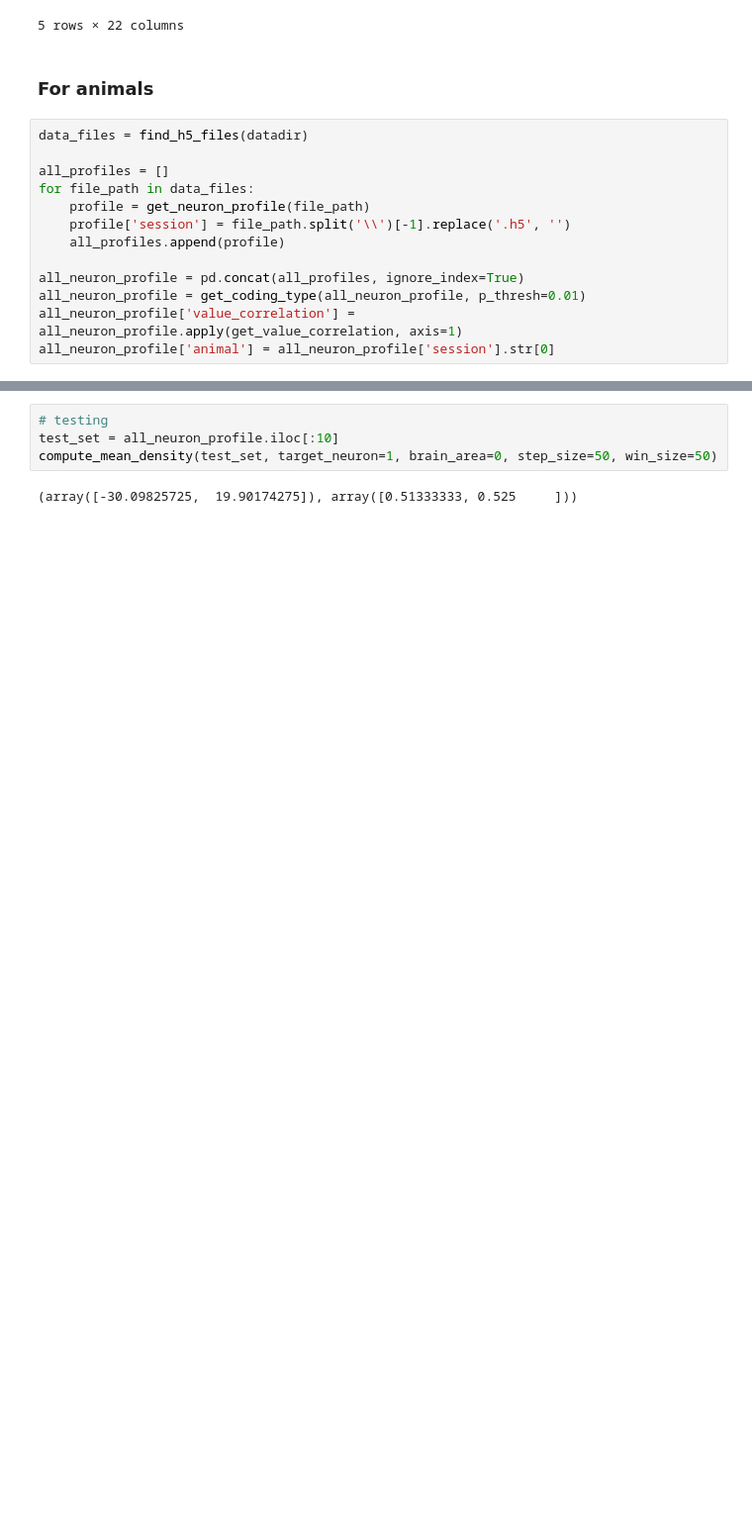
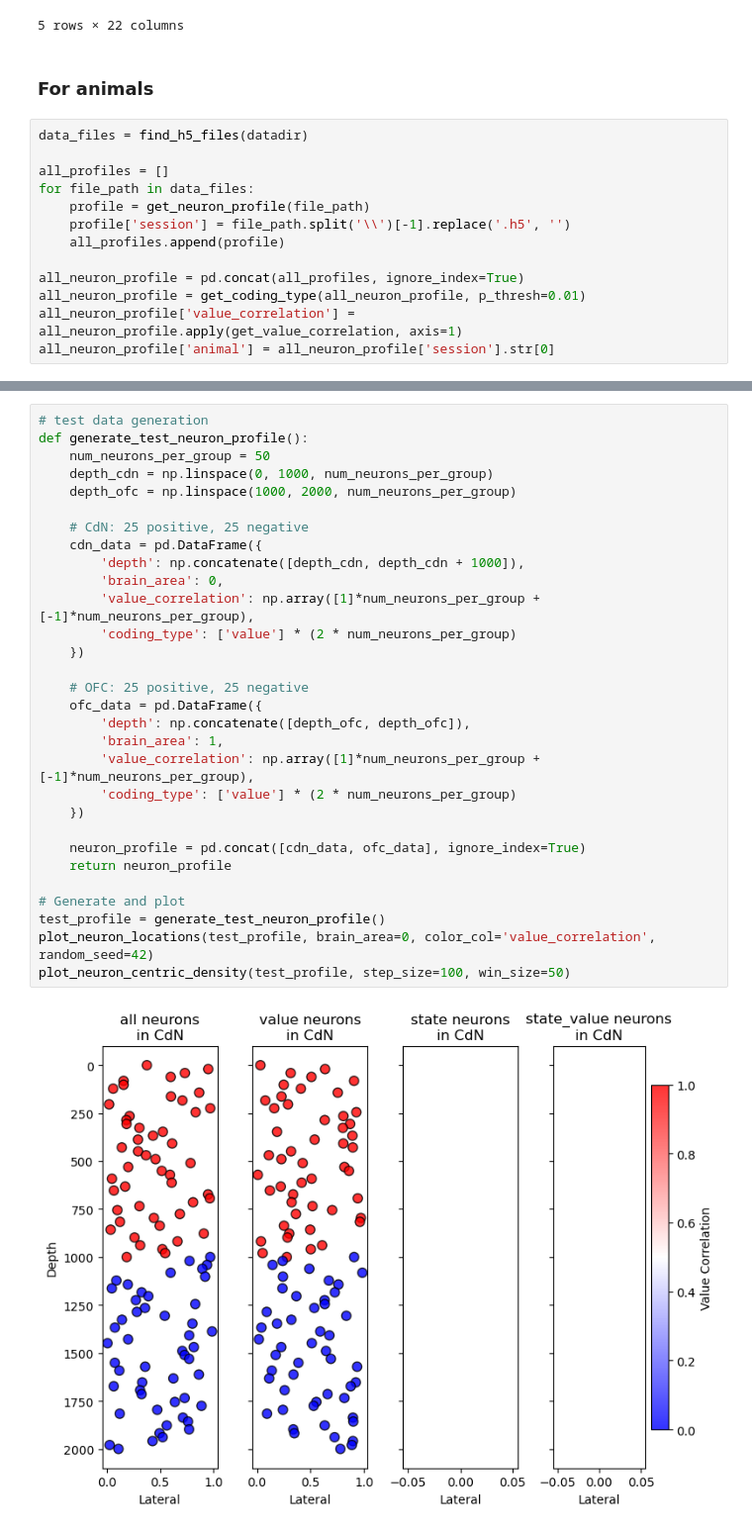
Before and after one commit to Yang2hang/Elston_lab, a Jupyter notebook: neuron_centric_density.ipynb, the cells around one changed output, grey strips where cells are left out. Shown at 99% size. Cells and saved outputs as stored; diff of their text form; blank space fills up the shorter version.

```diff
--- a/neuron_centric_density.ipynb
+++ b/neuron_centric_density.ipynb
@@ -464,6 +436,32 @@ test_set
-# %%
-# testing
-test_set = all_neuron_profile.iloc[:10]
-compute_mean_density(test_set, target_neuron=1, brain_area=0, step_size=50, win_size=50)
-# %% [output]
-(array([-30.09825725,  19.90174275]), array([0.51333333, 0.525     ]))
+# %%
+# test data generation
+def generate_test_neuron_profile():
+    num_neurons_per_group = 50
+    depth_cdn = np.linspace(0, 1000, num_neurons_per_group)
+    depth_ofc = np.linspace(1000, 2000, num_neurons_per_group)
+
+    # CdN: 25 positive, 25 negative
+    cdn_data = pd.DataFrame({
+        'depth': np.concatenate([depth_cdn, depth_cdn + 1000]),
+        'brain_area': 0,
+        'value_correlation': np.array([1]*num_neurons_per_group + [-1]*num_neurons_per_group),
+        'coding_type': ['value'] * (2 * num_neurons_per_group)
+    })
+
+    # OFC: 25 positive, 25 negative
+    ofc_data = pd.DataFrame({
+        'depth': np.concatenate([depth_ofc, depth_ofc]),
+        'brain_area': 1,
+        'value_correlation': np.array([1]*num_neurons_per_group + [-1]*num_neurons_per_group),
+        'coding_type': ['value'] * (2 * num_neurons_per_group)
+    })
+
+    neuron_profile = pd.concat([cdn_data, ofc_data], ignore_index=True)
+    return neuron_profile
+
+# Generate and plot
+test_profile = generate_test_neuron_profile()
+plot_neuron_locations(test_profile, brain_area=0, color_col='value_correlation', random_seed=42)
+plot_neuron_centric_density(test_profile, step_size=100, win_size=50)
+# %% [output]
+[figure, added]
```
Also changed, not shown: parts of 9 cells of this notebook, 4 other files.
